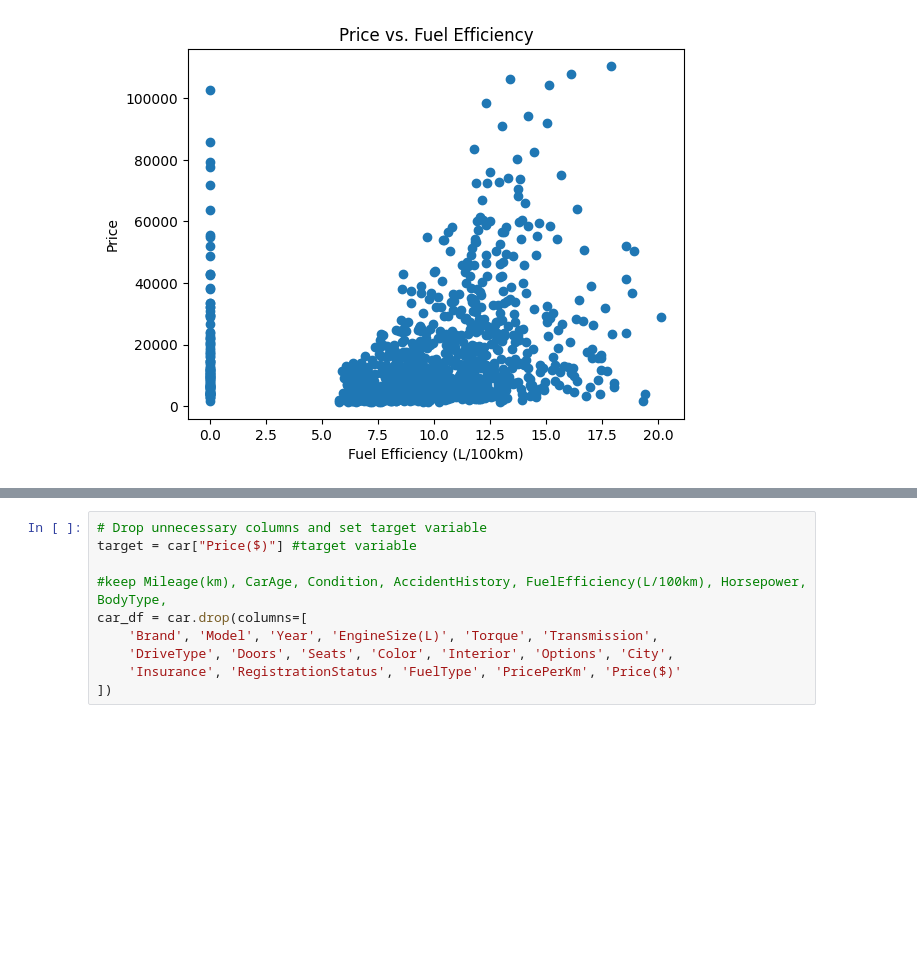
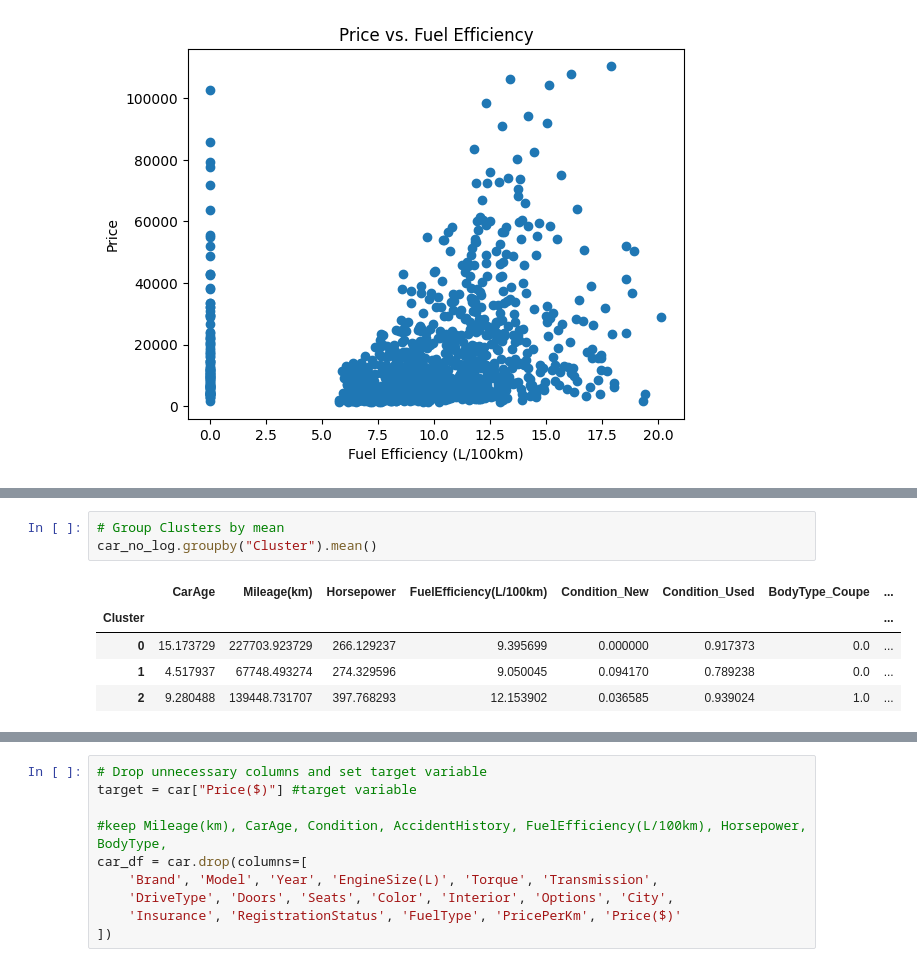
Before and after one commit to cfh4vw/DS3021-Final-Project, a Jupyter notebook: FinalProject.ipynb, the cells around one changed output, grey strips where cells are left out. Drawn from its saved outputs; the diff is of its cells as text; blank space fills up the shorter version.

```diff
--- a/FinalProject.ipynb
+++ b/FinalProject.ipynb
@@ -76,0 +115,9 @@ First, we will clean our dataset and identify the variabe we want to investigate
+# %%
+# Group Clusters by mean
+car_no_log.groupby("Cluster").mean()
+# %% [output]
+|  | CarAge | Mileage(km) | Horsepower | FuelEfficiency(L/100km) | Condition_New | Condition_Used | BodyType_Coupe | ... |
+| Cluster |  |  |  |  |  |  |  | ... |
+| 0 | 15.173729 | 227703.923729 | 266.129237 | 9.395699 | 0.000000 | 0.917373 | 0.0 | ... |
+| 1 | 4.517937 | 67748.493274 | 274.329596 | 9.050045 | 0.094170 | 0.789238 | 0.0 | ... |
+| 2 | 9.280488 | 139448.731707 | 397.768293 | 12.153902 | 0.036585 | 0.939024 | 1.0 | ... |
```
Also changed, not shown: parts of 8 cells of this notebook, 1 other file.
